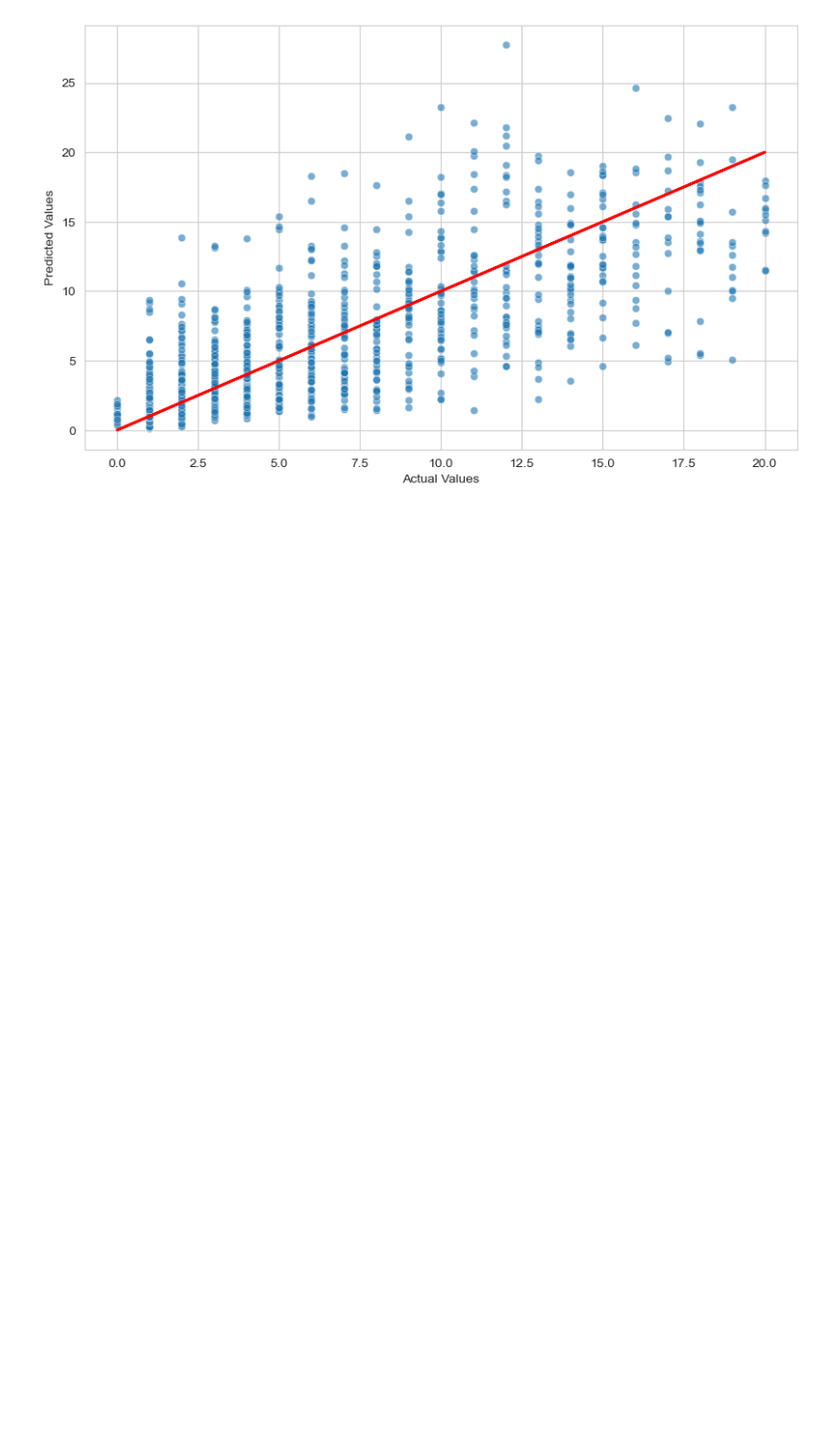
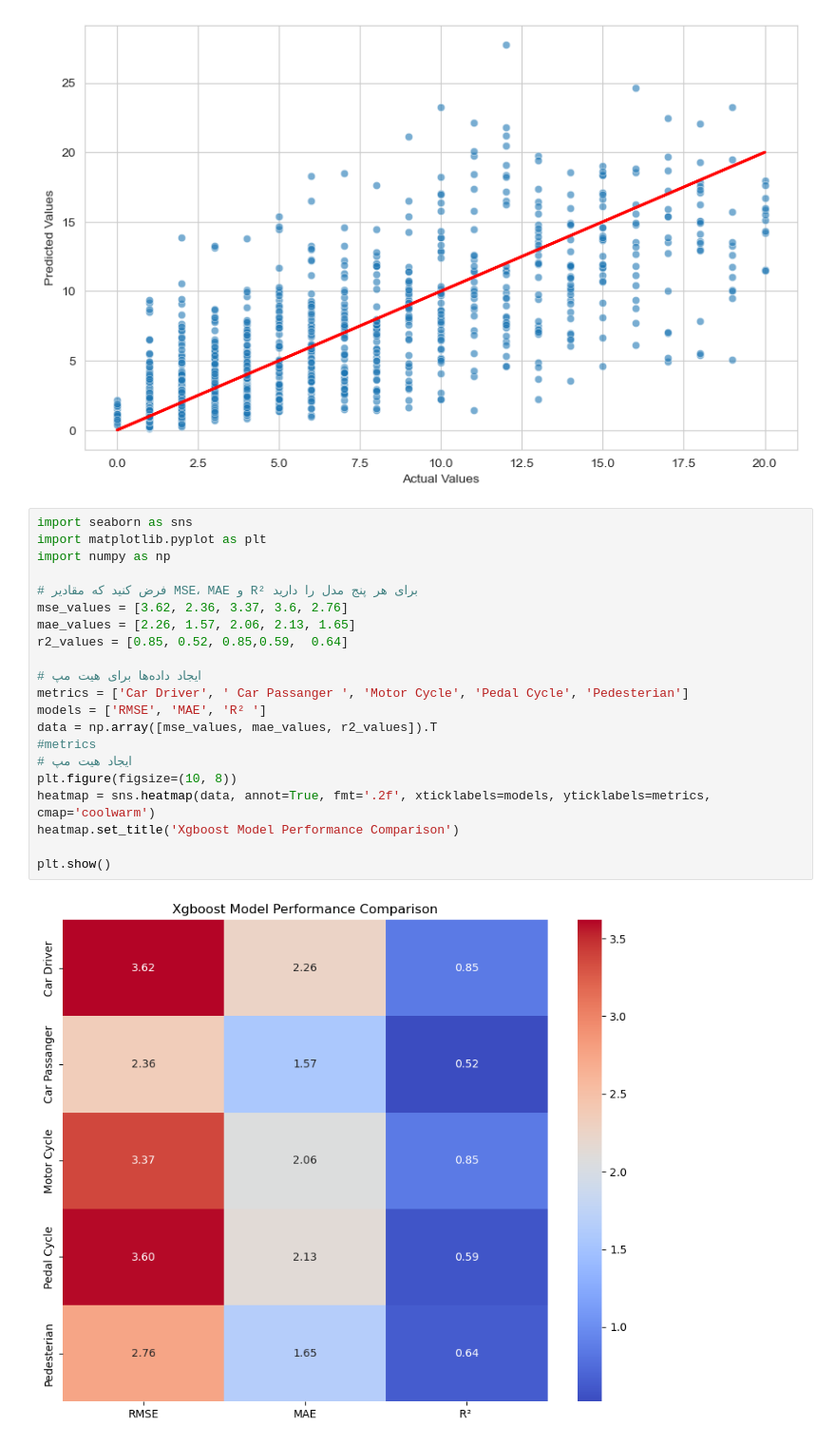
Before and after one commit to mraminamiri/National_Accident, a Jupyter notebook: Xgboost poison regression.ipynb, the cells around one changed output. Shown at 95% size. Saved outputs shown, nothing was run; the diff lists cells and outputs as text; blank space fills up the shorter version.

```diff
--- a/Xgboost poison regression.ipynb
+++ b/Xgboost poison regression.ipynb
@@ -989,3 +990,26 @@ plt.plot(y_test, y_test, color='red', linewidth=2)
 plt.show()
 # %% [output]
 [figure]
+# %%
+import seaborn as sns
+import matplotlib.pyplot as plt
+import numpy as np
+
+# فرض کنید که مقادیر MSE، MAE و R² برای هر پنج مدل را دارید
+mse_values = [3.62, 2.36, 3.37, 3.6, 2.76]
+mae_values = [2.26, 1.57, 2.06, 2.13, 1.65]
+r2_values = [0.85, 0.52, 0.85,0.59,  0.64]
+
+# ایجاد داده‌ها برای هیت مپ
+metrics = ['Car Driver', ' Car Passanger ', 'Motor Cycle', 'Pedal Cycle', 'Pedesterian']
+models = ['RMSE', 'MAE', 'R² ']
+data = np.array([mse_values, mae_values, r2_values]).T
+#metrics
+# ایجاد هیت مپ
+plt.figure(figsize=(10, 8))
+heatmap = sns.heatmap(data, annot=True, fmt='.2f', xticklabels=models, yticklabels=metrics, cmap='coolwarm')
+heatmap.set_title('Xgboost Model Performance Comparison')
+
+plt.show()
+# %% [output]
+[figure, added]
```
Also changed, not shown: parts of 2 cells of this notebook.
